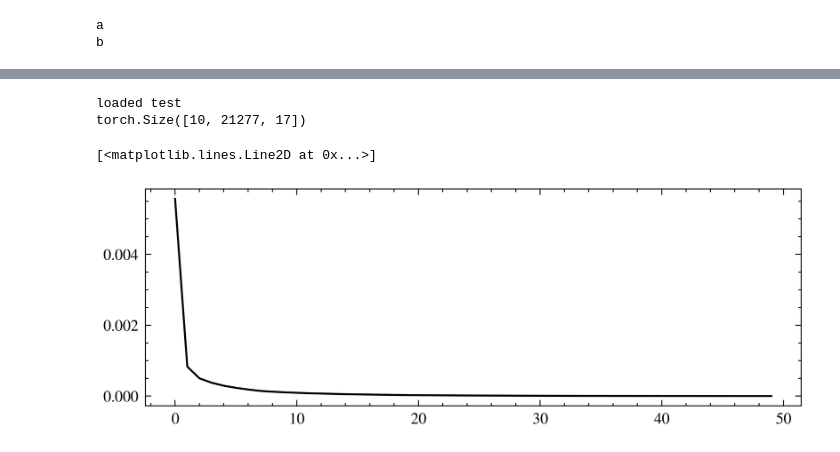
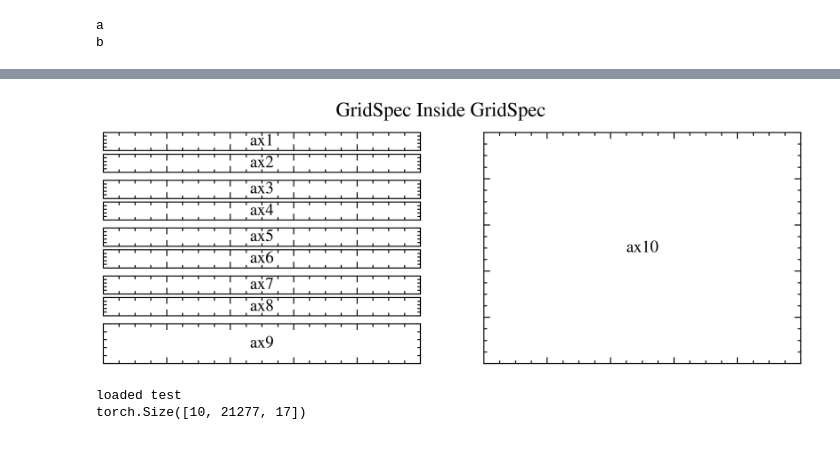
Before and after one commit to imperial-qore/TranAD, a Jupyter notebook: veremi/inference.ipynb, the cells around one changed output, grey strips where cells are left out. Saved outputs shown, nothing was run; the diff lists cells and outputs as text; code cells hidden in the pictures.

```diff
--- a/veremi/inference.ipynb
+++ b/veremi/inference.ipynb
@@ -452,3 +682,49 @@ plot_group(f, 22, T)
+# %%
+def format_axes(fig):
+    for i, ax in enumerate(fig.axes):
+        ax.text(0.5, 0.5, "ax%d" % (i+1), va="center", ha="center")
+        ax.tick_params(labelbottom=False, labelleft=False)
+
+fig = plt.figure()
+
+gs0 = gridspec.GridSpec(nrows=1, ncols=2, figure=fig)
+
+gs00 = gs0[0].subgridspec(nrows=5, ncols=1)
+
+gs000 = gs00[0].subgridspec(nrows=2, ncols=1)
+
+fig.add_subplot(gs000[0])
+fig.add_subplot(gs000[1])
+
+gs001 = gs00[1].subgridspec(nrows=2, ncols=1)
+
+fig.add_subplot(gs001[0])
+fig.add_subplot(gs001[1])
+
+gs002 = gs00[2].subgridspec(nrows=2, ncols=1)
+
+fig.add_subplot(gs002[0])
+fig.add_subplot(gs002[1])
+
+gs003 = gs00[3].subgridspec(nrows=2, ncols=1)
+
+fig.add_subplot(gs003[0])
+fig.add_subplot(gs003[1])
+
+gs004 = gs00[4].subgridspec(nrows=1, ncols=1)
+
+fig.add_subplot(gs004[0])
+
+gs01 = gs0[1].subgridspec(nrows=1, ncols=1)
+
+fig.add_subplot(gs01[0])
+
+plt.suptitle("GridSpec Inside GridSpec")
+format_axes(fig)
+
+plt.show()
+# %% [output]
+[figure, added]
 # %%
 def eval_group_20_10(h5file, group_idx):
     values = h5file['test'][:, group_idx]
@@ -489,9 +765,3 @@ def plot_group_20_10(h5file, group, thresh, cut_start=True):
 # %% [output]
 loaded test
 torch.Size([10, 21277, 17])
-# %%
-# treinamento
-plt.plot(list(map(list, zip(*acc_list)))[0])
-# %% [output]
-[<matplotlib.lines.Line2D at 0x...>]
-[figure, removed]
```
Also changed, not shown: parts of 19 cells of this notebook, 5 other files.
